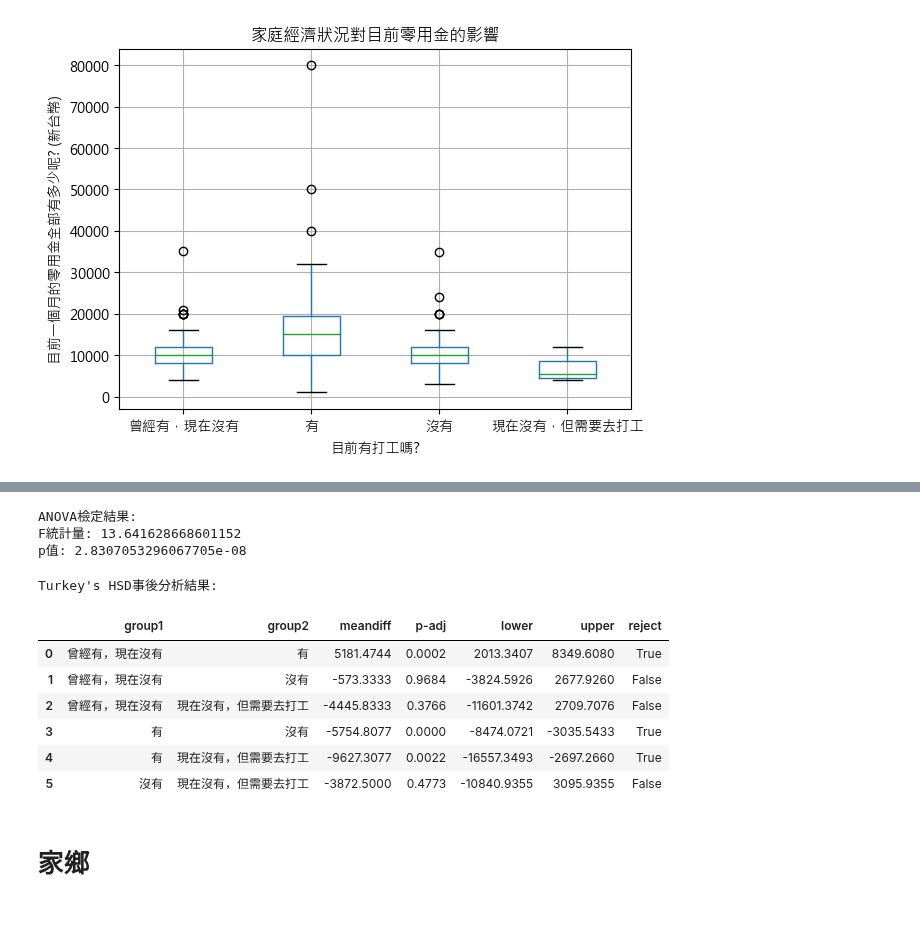
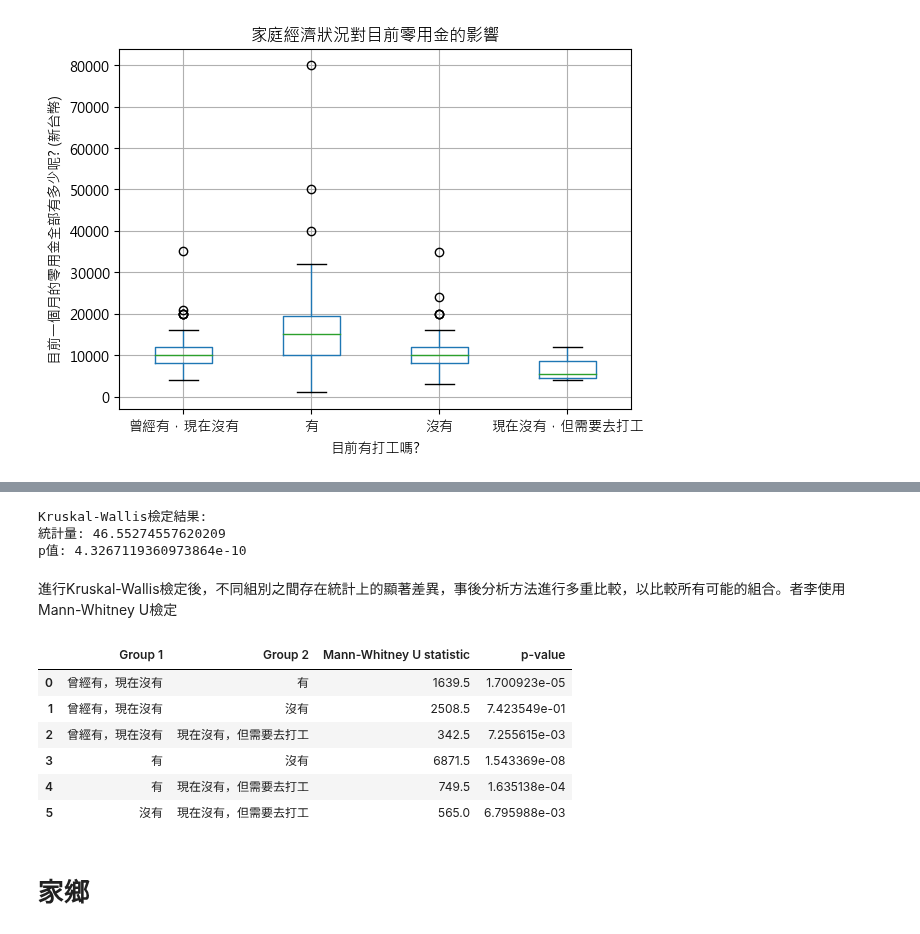
Before and after one commit to whats2000/coding-stuff-I-make-from-learning, a Jupyter notebook: Pythons/statistic/Pocket Money/PockerMoney.ipynb, the cells around one changed output, grey strips where cells are left out. Cells and saved outputs as stored; diff of their text form; code cells hidden in the pictures.

```diff
--- a/Pythons/statistic/Pocket Money/PockerMoney.ipynb
+++ b/Pythons/statistic/Pocket Money/PockerMoney.ipynb
@@ -153,44 +261,54 @@ plt.show()
 # %%
-from scipy.stats import f_oneway
-
-# 比較不同家打工狀況的受訪者之間的零用金水平
-economy_groups = df.groupby('目前有打工嗎?')
+from scipy.stats import kruskal
 
 # 提取每個群組的零用金資料
-group_data = [group['目前一個月 的零用金 全部 有多少呢?  \n*單位: 新台幣'] for name, group in economy_groups]
+data = [group['目前一個月 的零用金 全部 有多少呢?  \n*單位: 新台幣'] for name, group in df.groupby('目前有打工嗎?')]
 
-# 進行ANOVA檢定
-f_statistic, p_value = f_oneway(*group_data)
+# 進行Kruskal-Wallis檢定
+stat, p_value = kruskal(*data)
 
 # 輸出檢定結果
-print("ANOVA檢定結果:")
-print("F統計量:", f_statistic)
+print("Kruskal-Wallis檢定結果:")
+print("統計量:", stat)
 print("p值:", p_value)
 # %% [output]
-ANOVA檢定結果:
-F統計量: 13.641628668601152
-p值: 2.8307053296067705e-08
+Kruskal-Wallis檢定結果:
+統計量: 46.55274557620209
+p值: 4.3267119360973864e-10
-# %%
-from statsmodels.stats.multicomp import pairwise_tukeyhsd
-
-# 執行Turkey's HSD分析
-turkey_results = pairwise_tukeyhsd(df['目前一個月 的零用金 全部 有多少呢?  \n*單位: 新台幣'], df['目前有打工嗎?'])
-
-# 將Turkey's HSD結果轉換為資料表
-turkey_df = pd.DataFrame(data=turkey_results._results_table.data[1:], columns=turkey_results._results_table.data[0])
-
-# 輸出資料表
-print("Turkey's HSD事後分析結果:")
-turkey_df
-# %% [output]
-Turkey's HSD事後分析結果:
-|  | group1 | group2 | meandiff | p-adj | lower | upper | reject |
-| 0 | 曾經有，現在沒有 | 有 | 5181.4744 | 0.0002 | 2013.3407 | 8349.6080 | True |
-| 1 | 曾經有，現在沒有 | 沒有 | -573.3333 | 0.9684 | -3824.5926 | 2677.9260 | False |
-| 2 | 曾經有，現在沒有 | 現在沒有，但需要去打工 | -4445.8333 | 0.3766 | -11601.3742 | 2709.7076 | False |
-| 3 | 有 | 沒有 | -5754.8077 | 0.0000 | -8474.0721 | -3035.5433 | True |
-| 4 | 有 | 現在沒有，但需要去打工 | -9627.3077 | 0.0022 | -16557.3493 | -2697.2660 | True |
-| 5 | 沒有 | 現在沒有，但需要去打工 | -3872.5000 | 0.4773 | -10840.9355 | 3095.9355 | False |
+# %% [markdown]
+進行Kruskal-Wallis檢定後，不同組別之間存在統計上的顯著差異，事後分析方法進行多重比較，以比較所有可能的組合。者李使用Mann-Whitney U檢定
+# %%
+import pandas as pd
+from scipy.stats import mannwhitneyu
+
+# 進行兩兩比較的事後分析
+groups = df.groupby('目前有打工嗎?')
+
+# 建立空的資料框架
+results_df = pd.DataFrame(columns=['Group 1', 'Group 2', 'Mann-Whitney U statistic', 'p-value'])
+
+# 進行多重比較
+for name1, group1 in groups:
+    for name2, group2 in groups:
+        if name1 < name2:  # 避免重複比較
+            statistic, p_value = mannwhitneyu(group1['目前一個月 的零用金 全部 有多少呢?  \n*單位: 新台幣'], group2['目前一個月 的零用金 全部 有多少呢?  \n*單位: 新台幣'])
+
+            # 將結果加入資料框架
+            results_df = pd.concat([results_df, pd.DataFrame({'Group 1': [name1], 'Group 2': [name2], 'Mann-Whitney U statistic': [statistic], 'p-value': [p_value]})])
+
+# 重新設定索引
+results_df = results_df.reset_index(drop=True)
+
+# 顯示資料框架
+results_df
+# %% [output]
+|  | Group 1 | Group 2 | Mann-Whitney U statistic | p-value |
+| 0 | 曾經有，現在沒有 | 有 | 1639.5 | 1.700923e-05 |
+| 1 | 曾經有，現在沒有 | 沒有 | 2508.5 | 7.423549e-01 |
+| 2 | 曾經有，現在沒有 | 現在沒有，但需要去打工 | 342.5 | 7.255615e-03 |
+| 3 | 有 | 沒有 | 6871.5 | 1.543369e-08 |
+| 4 | 有 | 現在沒有，但需要去打工 | 749.5 | 1.635138e-04 |
+| 5 | 沒有 | 現在沒有，但需要去打工 | 565.0 | 6.795988e-03 |
 # %% [markdown]
 # 家鄉
 # %%
```
Also changed, not shown: parts of 10 cells of this notebook.
